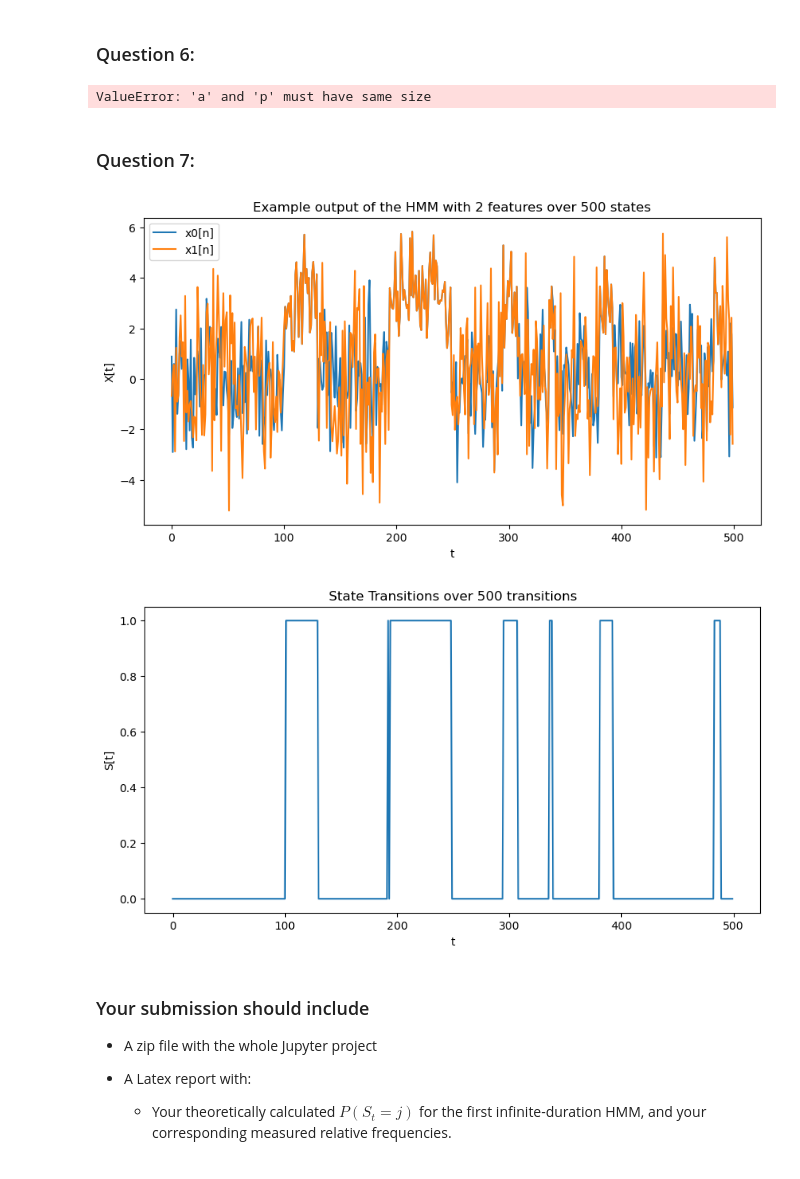
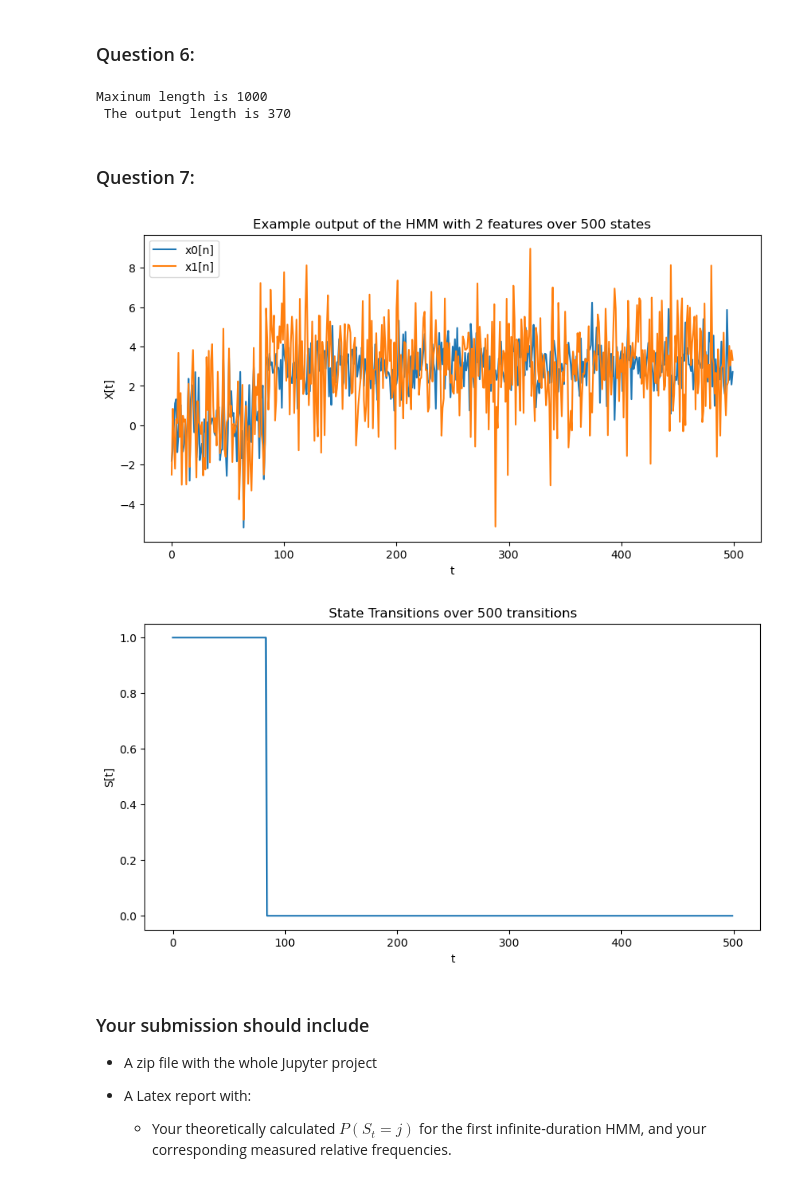
Before and after one commit to hwtomy/PRML, a Jupyter notebook: Assignment_1/Assignment_1/EQ2341_Assignment_1.ipynb, the cells around one changed output. Cells and saved outputs as stored; diff of their text form; code cells hidden in the pictures.

```diff
--- a/Assignment_1/Assignment_1/EQ2341_Assignment_1.ipynb
+++ b/Assignment_1/Assignment_1/EQ2341_Assignment_1.ipynb
@@ -167,63 +167,45 @@ plt.show()
 # %% [markdown]
 ### Question 6:
 # %%
-q = np.asarray([0.75, 0.25, 0])
-A = np.asarray(np.asarray([[0.98, 0.019, 0.001],[0.039, 0.96, 0.001]])) # small chance of reaching final state and no transitions from final state to any others
-mc = MarkovChain(q,A)
-g1 = GaussD( means=[0], stdevs=[1] )   # Distribution for state = 1
-g2 = GaussD( means=[3], stdevs=[2] )   # Distribution for state = 2
+q1 = np.asarray([0.75, 0.25, 0])
+A1 = np.asarray(np.asarray([[0.69, 0.3, 0.01],[0.5, 0.49, 0.01]])) # small chance of reaching final state and no transitions from final state to any others
+mc = MarkovChain(q1,A1)
+g1 = GaussD( means=[0], stdevs=[1] )
+g2 = GaussD( means=[3], stdevs=[2] )
 hmm  = HMM( mc, [g1, g2])                # The HMM
 
 # Generate an output sequence
 x,s = hmm.rand( 1000 )
-plt.figure(figsize=(10,5))
-plt.plot(x[0,:])
-plt.xlabel("t")
-plt.ylabel("X[t]")
-plt.title("Example output over 1000 max iterations")
-plt.show()
-plt.figure(figsize=(10,5))
-plt.plot(s)
-plt.xlabel("t")
-plt.ylabel("S[t]")
-plt.title("State Transitions over 1000 max iterations")
-plt.show()
-print("maximum iteration: ", 1000)
-print("total number of states reached before exiting:", len(s))
-#benchmark to see average cutoff point over 100 runs
-cutoffs=[]
-for i in range(100):
-    x,s = hmm.rand(1000)
-    cutoffs.append(len(s))
-print("average cut off over 100 runs: ", np.mean(cutoffs))
+print("Maxinum length is {0}\n The output length is {1}\n".format(1000, len(s)))
 # %% [output]
-ValueError: 'a' and 'p' must have same size
+Maxinum length is 1000
+ The output length is 370
 # %% [markdown]
 ### Question 7:
 # %%
 mc = MarkovChain( np.array( [ 0.75, 0.25 ] ), np.array( [ [ 0.99, 0.01], [ 0.03, 0.97 ] ] ) )
 
 g1 = GaussD( means=[0, 0], cov=np.asarray([[2,1],[1,4]]) )   # Distribution for state = 1
-g2 = GaussD( means=[3, 3], stdevs=np.asarray([[1,0],[0,1]]) )   # Distribution for state = 2
+g2 = GaussD( means=[3, 3], cov=np.asarray([[1,0],[0,4]]) )   # Distribution for state = 2
 hmm  = HMM( mc, [g1, g2])                # The HMM
 x,s = hmm.rand(500)
 plt.figure(figsize=(10,5))
 plt.plot(x[0,:],label="x0[n]")
 plt.plot(x[1,:],label="x1[n]")
 plt.xlabel("t")
 plt.ylabel("X[t]")
 plt.title("Example output of the HMM with 2 features over 500 states")
 plt.legend()
 plt.show()
 plt.figure(figsize=(10,5))
 plt.plot(s)
 plt.xlabel("t")
 plt.ylabel("S[t]")
 plt.title("State Transitions over 500 transitions")
 plt.show()
 # %% [output]
-[figure, old version]
+[figure, new version]
-[figure, old version]
+[figure, new version]
 # %% [markdown]
 ### Your submission should include
 
```
Also changed, not shown: parts of 4 cells of this notebook, 2 other files.
